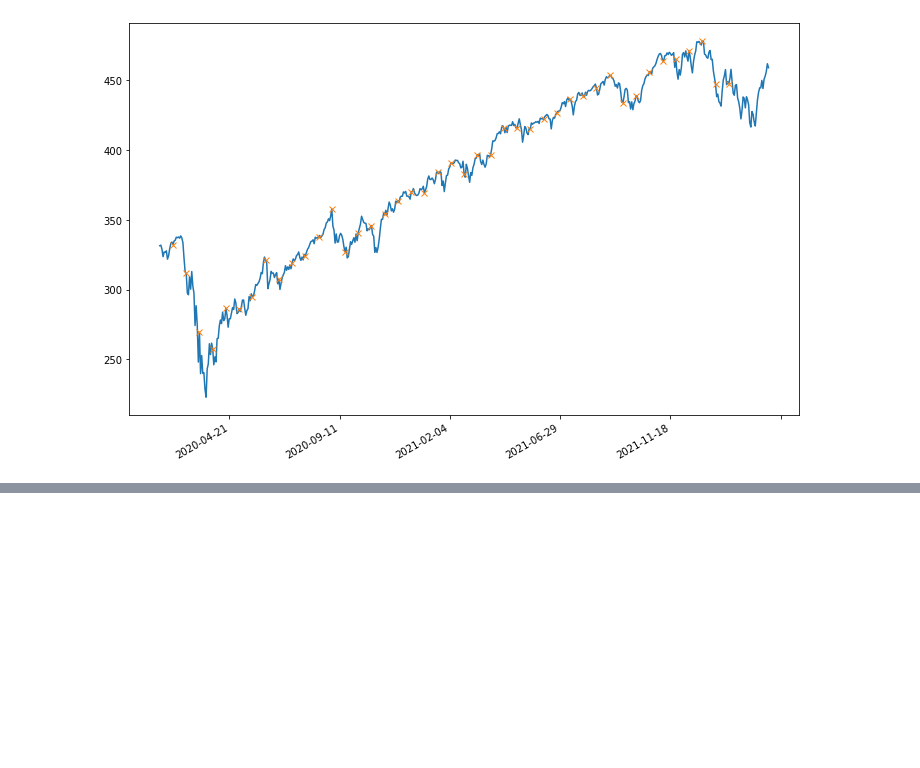
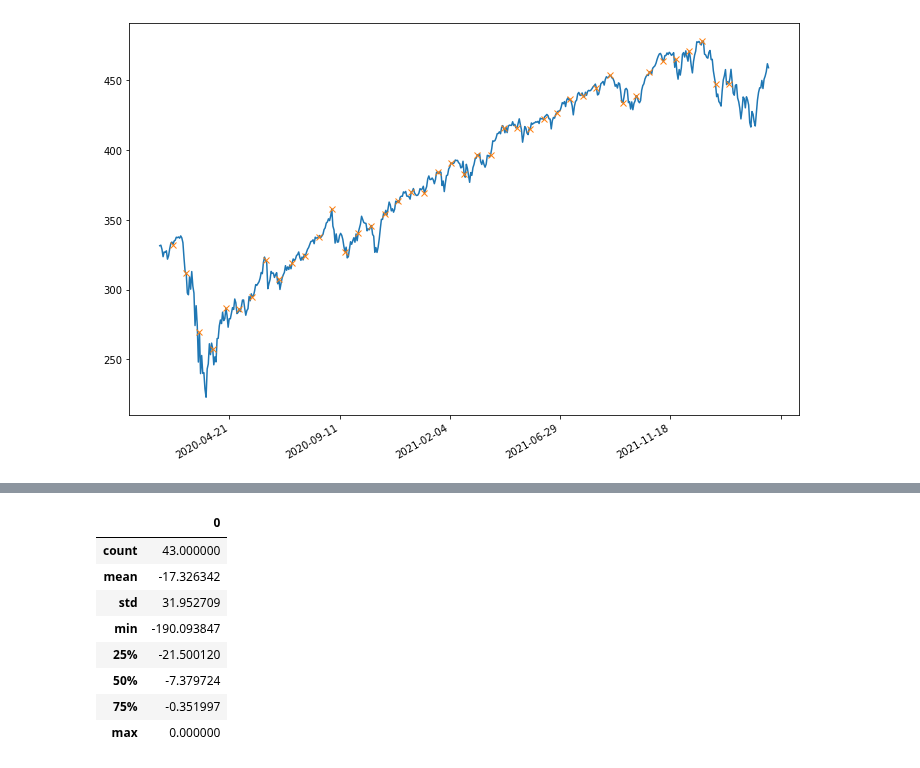
Before and after one commit to JoeHGeoghegan/VIX_Timing_The_Market, a Jupyter notebook: Notebooks/Joe.ipynb, the cells around one changed output, grey strips where cells are left out. Cells and saved outputs as stored; diff of their text form; code cells hidden in the pictures; blank space fills up the shorter version.

```diff
--- a/Notebooks/Joe.ipynb
+++ b/Notebooks/Joe.ipynb
@@ -248,7 +253,0 @@ Invest: $100000.00, Result: $150660.19 Gain: $50660.19
-# %%
-linear_invest = linear_investment_times(covid_data,peak_covid)
-print(
-    earnings(init_investment = 100000,current_spy = covid_data['SPY_close'].tail(1)[0],
-    investments=linear_invest.iloc[random_sample:random_sample+1])
-)
-plot_with_marks(covid_data['SPY_close'],linear_invest.iloc[random_sample:random_sample+1])
@@ -258,0 +272,31 @@ Invest: $100000.00, Result: $155554.80 Gain: $55554.80
+# %%
+covid_VIX_investments = covid_data.loc[peak_covid.index]
+suuuper = 5 # Change this to get different spread
+investment = current_spy # Currently set to just buy 1-ish stock (it doesn't really matter)
+gain_table = {'Index':[],'High Vol':[],
+f'{1*suuuper} Day Before':[],f'{2*suuuper} Day Before':[],f'{3*suuuper} Day Before':[],f'{4*suuuper} Day Before':[],f'{5*suuuper} Day Before':[],
+f'{1*suuuper} Day After':[],f'{2*suuuper} Day After':[],f'{3*suuuper} Day After':[],f'{4*suuuper} Day After':[],f'{5*suuuper} Day After':[],
+}
+day_delta = pd.DateOffset(days=1)
+for i in range(len(peak_covid)):
+    gain_table['Index'].append(i)
+    gain_table['High Vol'].append(gains(investment,current_spy, covid_VIX_investments.iloc[i:i+1]))
+    date = pd.to_datetime(covid_VIX_investments.iloc[i:i+1].index[0])
+    for j in range(1,6):
+        date_delta = pd.DateOffset(days=j)
+        date_super_delta = pd.DateOffset(days=suuuper*j)
+        plus_df = covid_data.loc[(date+date_super_delta).strftime('%Y-%m-%d'):(date+date_delta+date_super_delta).strftime('%Y-%m-%d')].head(1)
+        if plus_df.empty :
+            gain_table[f'{j*suuuper} Day After'].append(0)
+        else:
+            gain_table[f'{j*suuuper} Day After'].append(gains(investment,current_spy,plus_df))
+        minus_df = covid_data.loc[(date-date_super_delta-day_delta).strftime('%Y-%m-%d'):(date+date_super_delta).strftime('%Y-%m-%d')].head(1)
+        if plus_df.empty :
+            gain_table[f'{j*suuuper} Day Before'].append(0)
+        else:
+            gain_table[f'{j*suuuper} Day Before'].append(gains(investment,current_spy,minus_df))
+
+tbl_df=pd.DataFrame(gain_table).set_index('Index')
+# number_better = tbl_df[tbl_df['High Vol']>=tbl_df['Interval']].describe()['Index']['count']
+# print(f'Out of {len(peak_covid)} tests picking a High Volitility moment has better gains than a different point in time {number_better:.0f} times')
+pd.DataFrame(tbl_df.idxmax(axis=1)).value_counts()
@@ -258,0 +316,12 @@ Invest: $100000.00, Result: $155554.80 Gain: $55554.80
+# %%
+pd.DataFrame(tbl_df['High Vol']-tbl_df.max(axis=1)).describe()
+# %% [output]
+|  | 0 |
+| count | 43.000000 |
+| mean | -17.326342 |
+| std | 31.952709 |
+| min | -190.093847 |
+| 25% | -21.500120 |
+| 50% | -7.379724 |
+| 75% | -0.351997 |
+| max | 0.000000 |
```
Also changed, not shown: parts of 8 cells of this notebook.
